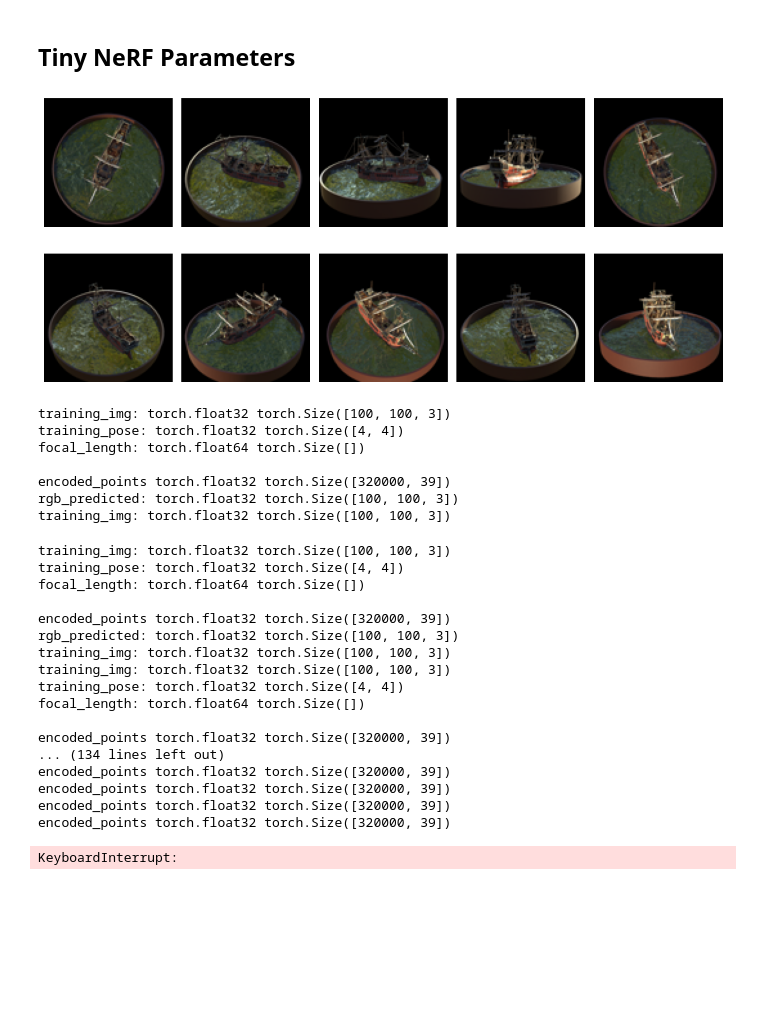
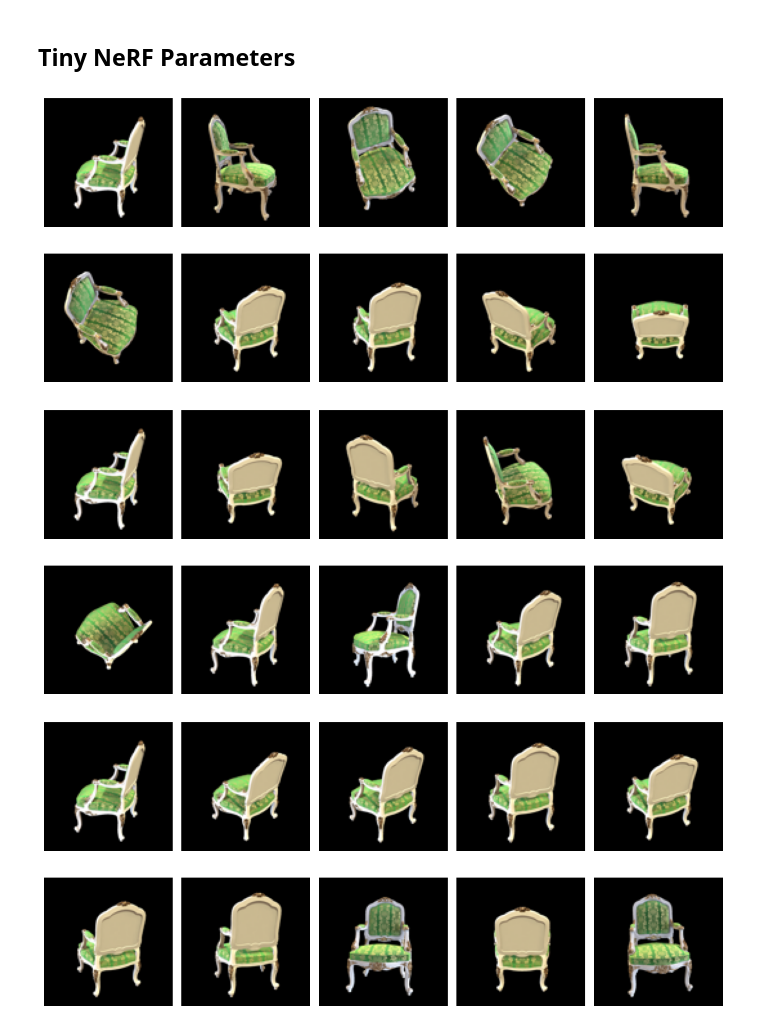
Before and after one commit to mirwisek/frame-selection-activenerf, a Jupyter notebook: tiny_nerf_pytorch_baseline.ipynb, the cells around one changed output. Saved outputs shown, nothing was run; the diff lists cells and outputs as text; code cells hidden in the pictures; blank space fills up the shorter version.

```diff
--- a/tiny_nerf_pytorch_baseline.ipynb
+++ b/tiny_nerf_pytorch_baseline.ipynb
@@ -35,14 +35,17 @@ from utils import select_frames_from_baseline, select_frames_from_clustering, ca
 # %%
 experiment_data_type = "tiny_nerf"
 experiment_data_type = "nerf_synthetic"
-nerf_test_subject = "ship"
-nerf_subjects_list = ['ship', 'drums', 'ficus', 'hotdog', 'lego', 'materials', 'mic']
+nerf_test_subject = "lego"
+nerf_subjects_list = ['ship', 'drums', 'ficus', 'hotdog', 'lego', 'materials', 'mic', 'chair']
 
 tiny_data_path = "data/tiny_nerf_data.npz"
 nerf_synthetic_path = "data/nerf_synthetic"
 device = torch.device("cuda" if torch.cuda.is_available() else "cpu")
 
-logs_path = f"logs/{experiment_data_type}"
+if experiment_data_type == "tiny_nerf":
+    logs_path = f"logs/{experiment_data_type}"
+else:
+    logs_path = f"logs/{experiment_data_type}/{nerf_test_subject}"
 # %% [markdown]
 ## Get data
 # %%
@@ -185,9 +164,9 @@ for strategy in strategies:
             plt.savefig(f"{logs_path}/chosen_frames_using_{strategy}_strategy.png")
         else:
             #create folder for nerf test subject
-            if not os.path.exists(f"{logs_path}/{nerf_test_subject}"):
-                os.makedirs(f"{logs_path}/{nerf_test_subject}")
-            plt.savefig(f"{logs_path}/{nerf_test_subject}/chosen_frames_using_{strategy}_strategy.png")
+            if not os.path.exists(f"{logs_path}"):
+                os.makedirs(f"{logs_path}")
+            plt.savefig(f"{logs_path}/chosen_frames_using_{strategy}_strategy.png")
         plt.show()
 
     for j in range(num_iters):
@@ -196,19 +175,13 @@ for strategy in strategies:
         for training_img, training_pose in zip(training_images, training_tforms):
 
             # Run one iteration of TinyNeRF and get the rendered RGB image.
-            # print("training_img:", training_img.dtype, training_img.shape)
-            # print("training_pose:", training_pose.dtype, training_pose.shape)
-            # print("focal_length:", focal_length.dtype, focal_length.shape)
-            # print()
             rgb_predicted = run_one_iter_of_tinynerf(height, width, focal_length,
                                                     training_pose, near_thresh,
                                                     far_thresh, depth_samples_per_ray,
                                                     encode, get_minibatches, chunksize, model)
 
             # Compute mean-squared error between the predicted and target images. Backprop!
-            # print("rgb_predicted:", rgb_predicted.dtype, rgb_predicted.shape)
-            # print("training_img:", training_img.dtype, training_img.shape)
-            # loss = torch.nn.functional.mse_loss(rgb_predicted, training_img)
+            loss = torch.nn.functional.mse_loss(rgb_predicted, training_img)
             loss.backward()
             optimizer.step()
             optimizer.zero_grad()
@@ -221,59 +194,36 @@ for strategy in strategies:
                                                         testpose, near_thresh,
                                                         far_thresh, depth_samples_per_ray,
                                                         encode, get_minibatches, chunksize, model)
                 loss = torch.nn.functional.mse_loss(rgb_predicted, testimg)
                 psnr = -10. * torch.log10(loss)
                 avg_psnr.append(psnr.item())
 
                 lpips_loss = calculate_lpips(rgb_predicted, testimg, device)
                 avg_lpips.append(lpips_loss)
 
                 rgb_predicted_cpu = rgb_predicted.cpu().detach().numpy()
                 testimg_cpu = testimg.cpu().detach().numpy()
                 ssim_loss = calculate_ssim(rgb_predicted_cpu, testimg_cpu)
                 avg_ssim.append(ssim_loss)
 
         psnr_vals.append(np.average(avg_psnr))
         lpips_vals.append(np.average(avg_lpips))
         ssim_vals.append(np.average(avg_ssim))
 
     psnr_vals_dict[strategy] = psnr_vals
     lpips_vals_dict[strategy] = lpips_vals
     ssim_vals_dict[strategy] = ssim_vals
     torch.save(model.state_dict(), f"{logs_path}/models/model_{strategy}.pth")
 
 if not os.path.exists(f'{logs_path}/results'):
     os.makedirs(f'{logs_path}/results')
 np.save(f'{logs_path}/results/psnr_vals_dict_baseline.npy', psnr_vals_dict)
 np.save(f'{logs_path}/results/lpips_vals_dict_baseline.npy', lpips_vals_dict)
 np.save(f'{logs_path}/results/ssim_vals_dict_baseline.npy', ssim_vals_dict)
 # %% [output]
-[figure, old version]
+[figure, new version]
-training_img: torch.float32 torch.Size([100, 100, 3])
-training_pose: torch.float32 torch.Size([4, 4])
-focal_length: torch.float64 torch.Size([])
-
-encoded_points torch.float32 torch.Size([320000, 39])
-rgb_predicted: torch.float32 torch.Size([100, 100, 3])
-training_img: torch.float32 torch.Size([100, 100, 3])
-training_img: torch.float32 torch.Size([100, 100, 3])
-training_pose: torch.float32 torch.Size([4, 4])
-focal_length: torch.float64 torch.Size([])
-
-encoded_points torch.float32 torch.Size([320000, 39])
-rgb_predicted: torch.float32 torch.Size([100, 100, 3])
-training_img: torch.float32 torch.Size([100, 100, 3])
-training_img: torch.float32 torch.Size([100, 100, 3])
-training_pose: torch.float32 torch.Size([4, 4])
-focal_length: torch.float64 torch.Size([])
-
-encoded_points torch.float32 torch.Size([320000, 39])
-... (134 lines left out)
-encoded_points torch.float32 torch.Size([320000, 39])
-encoded_points torch.float32 torch.Size([320000, 39])
-encoded_points torch.float32 torch.Size([320000, 39])
-encoded_points torch.float32 torch.Size([320000, 39])
-KeyboardInterrupt:
+[figure, added]
+[figure, added]
 # %%
 # psnr_vals_dict = np.load(f'{logs_path}/psnr_vals_dict.npy', allow_pickle=True).item()
 # lpips_vals_dict = np.load(f'{logs_path}/lpips_vals_dict.npy', allow_pickle=True).item()
```
Also changed, not shown: parts of 3 cells of this notebook, 3 other files.
